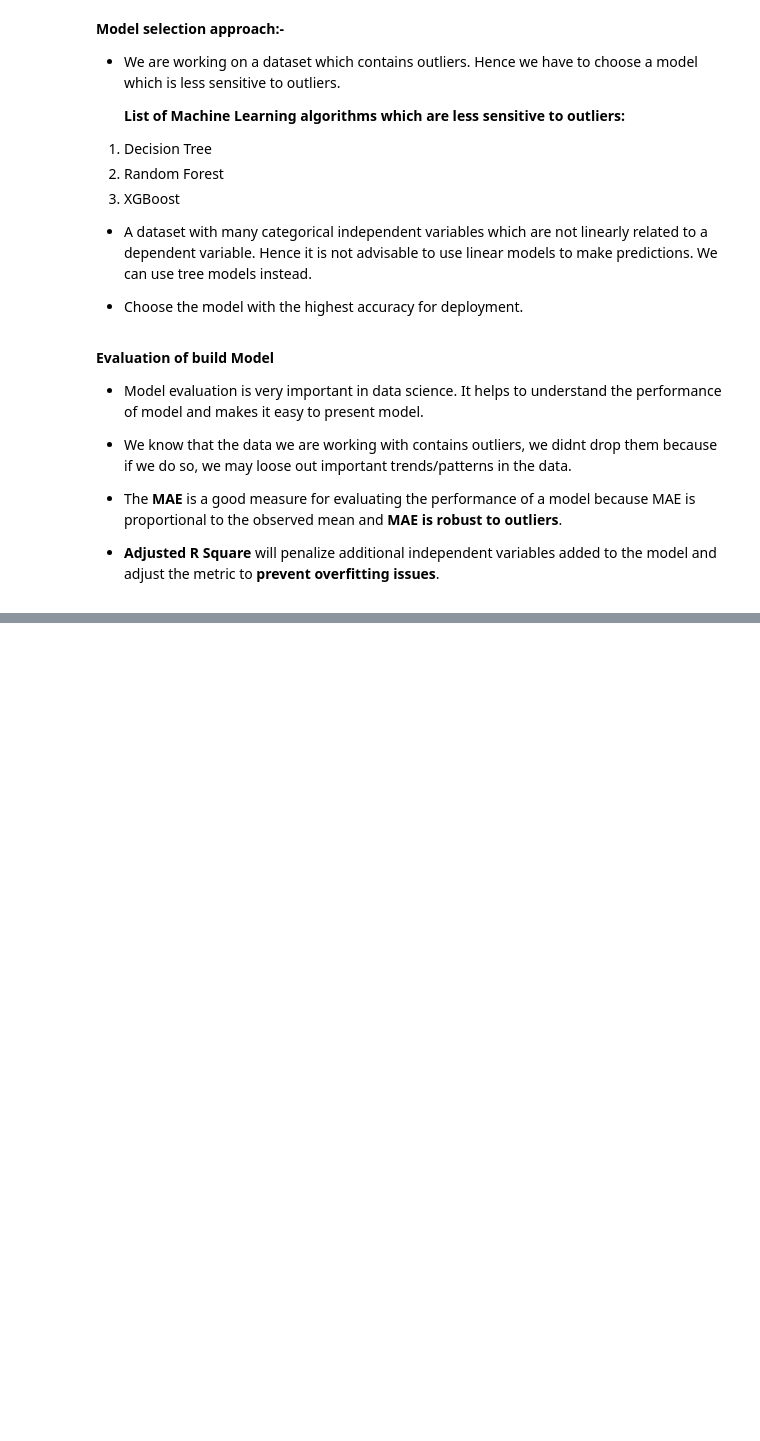
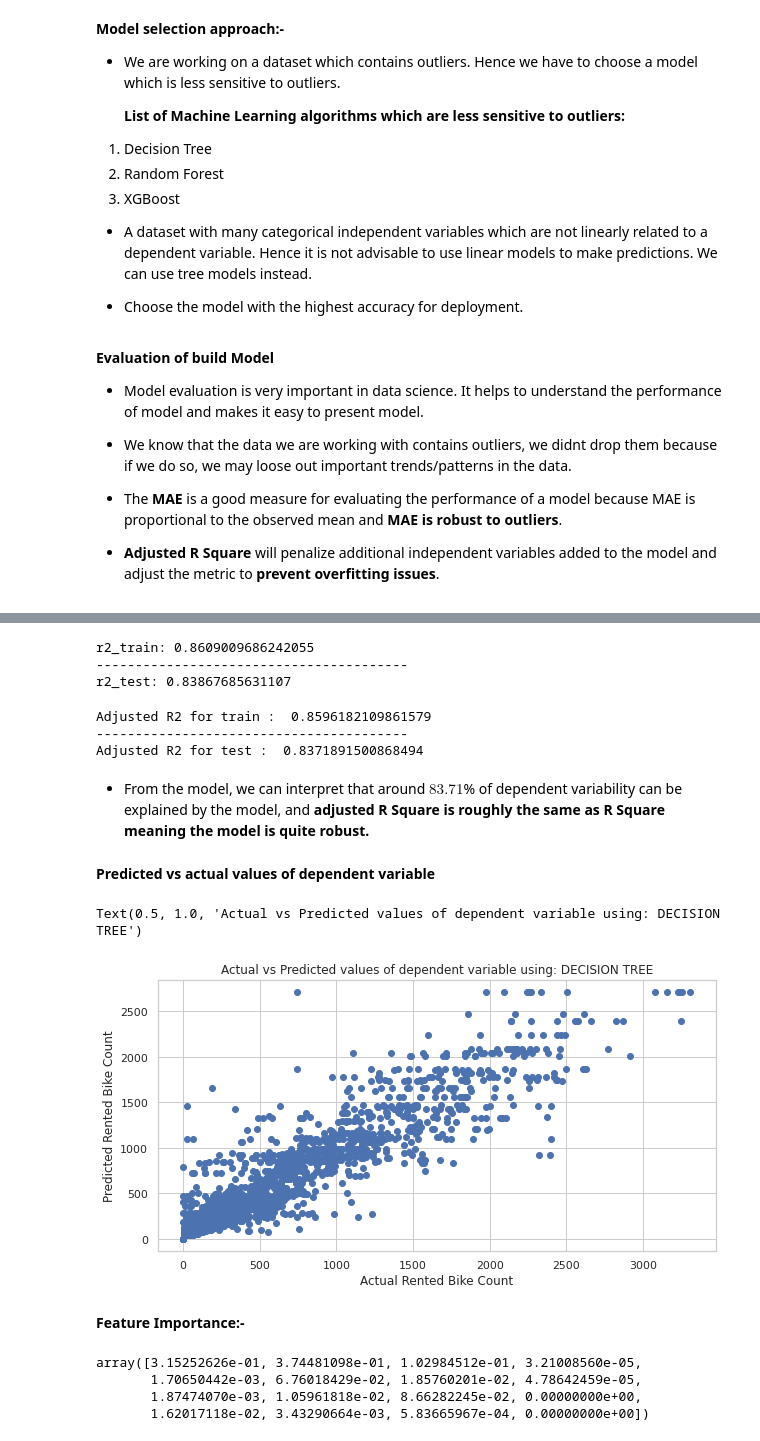
Before and after one commit to vir097/Bike-Sharing-Demand-Prediction---viral-shewale, a Jupyter notebook: Bike_Sharing_Demand_Prediction_Viral_shewale.ipynb, the cells around one changed output, grey strips where cells are left out. Saved outputs shown, nothing was run; the diff lists cells and outputs as text; code cells hidden in the pictures; blank space fills up the shorter version.

```diff
--- a/Bike_Sharing_Demand_Prediction_Viral_shewale.ipynb
+++ b/Bike_Sharing_Demand_Prediction_Viral_shewale.ipynb
@@ -501,0 +527,7 @@ df.shape
+# %%
+dt_gridsearch = GridSearchCV(dt_model,
+                             dt_params,
+                             cv=5,
+                             scoring= 'neg_root_mean_squared_error')
+dt_gridsearch.fit(X_train,y_train)
+dt_best_params = dt_gridsearch.best_params_
@@ -501,0 +538,8 @@ df.shape
+# %%
+# model building
+dt_model = DecisionTreeRegressor(max_depth=dt_best_params['max_depth'],
+                                 min_samples_leaf=dt_best_params['min_samples_leaf'],
+                                 random_state=0)
+# %%
+# fitting model
+dt_model.fit(X_train,y_train)
@@ -501,0 +561,3 @@ df.shape
+# %%
+# prediction on test data
+y_test_pred = dt_model.predict(X_test)
@@ -501,0 +586,45 @@ df.shape
+# %%
+dt_r2_train =r2_score(y_train, y_train_pred)
+print("r2_train:", dt_r2_train )
+
+print("--"*20)
+
+dt_r2_test = r2_score(y_test, y_test_pred)
+print("r2_test:", dt_r2_test )
+# %% [output]
+r2_train: 0.8609009686242055
+----------------------------------------
+r2_test: 0.83867685631107
+# %%
+print("Adjusted R2 for train : ",1-(1-dt_r2_train)*((X_test.shape[0]-1)/(X_test.shape[0]-X_test.shape[1]-1)))
+
+print('--'*20)
+
+print("Adjusted R2 for test : ",1-(1-dt_r2_test)*((X_test.shape[0]-1)/(X_test.shape[0]-X_test.shape[1]-1)))
+# %% [output]
+Adjusted R2 for train :  0.8596182109861579
+----------------------------------------
+Adjusted R2 for test :  0.8371891500868494
+# %% [markdown]
+* From the model, we can interpret that around $83.71$% of dependent variability can be explained by the model, and **adjusted R Square is roughly the same as R Square meaning the model is quite robust.**
+# %% [markdown]
+**Predicted vs actual values of dependent variable**
+# %%
+# Predicted vs actual values of dependent variable
+plt.figure(figsize=(10,5))
+plt.scatter(x=y_test,y=y_test_pred)
+plt.xlabel('Actual Rented Bike Count')
+plt.ylabel('Predicted Rented Bike Count')
+plt.title('Actual vs Predicted values of dependent variable using: DECISION TREE')
+# %% [output]
+Text(0.5, 1.0, 'Actual vs Predicted values of dependent variable using: DECISION TREE')
+[figure, added]
+# %% [markdown]
+**Feature Importance:-**
+# %%
+dt_model.feature_importances_
+# %% [output]
+array([3.15252626e-01, 3.74481098e-01, 1.02984512e-01, 3.21008560e-05,
+       1.70650442e-03, 6.76018429e-02, 1.85760201e-02, 4.78642459e-05,
+       1.87474070e-03, 1.05961818e-02, 8.66282245e-02, 0.00000000e+00,
+       1.62017118e-02, 3.43290664e-03, 5.83665967e-04, 0.00000000e+00])
```
Also changed, not shown: parts of 21 cells of this notebook.
